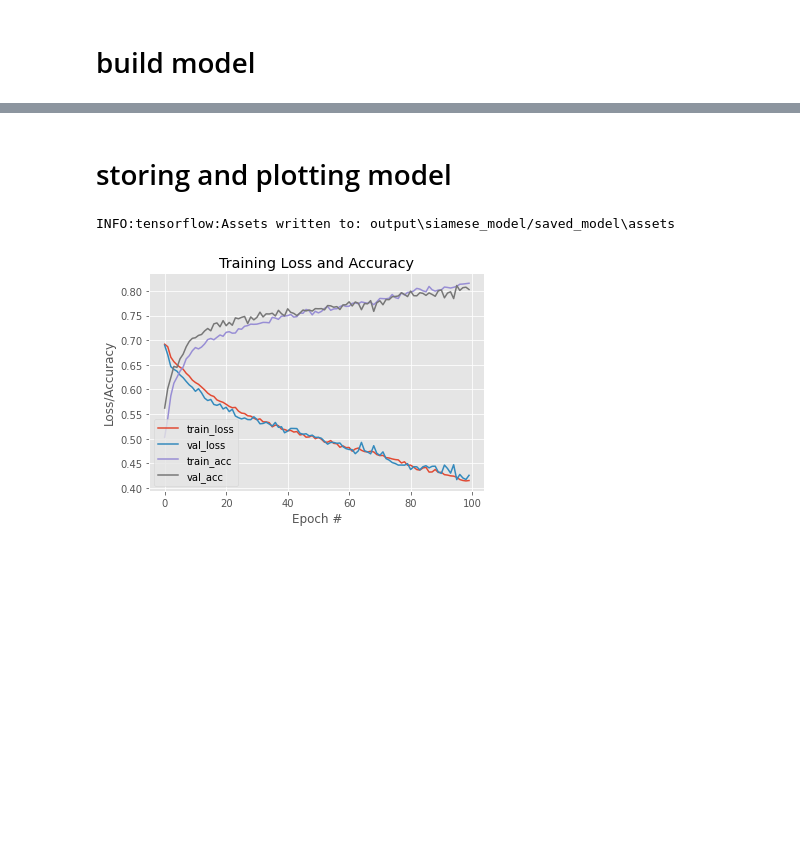
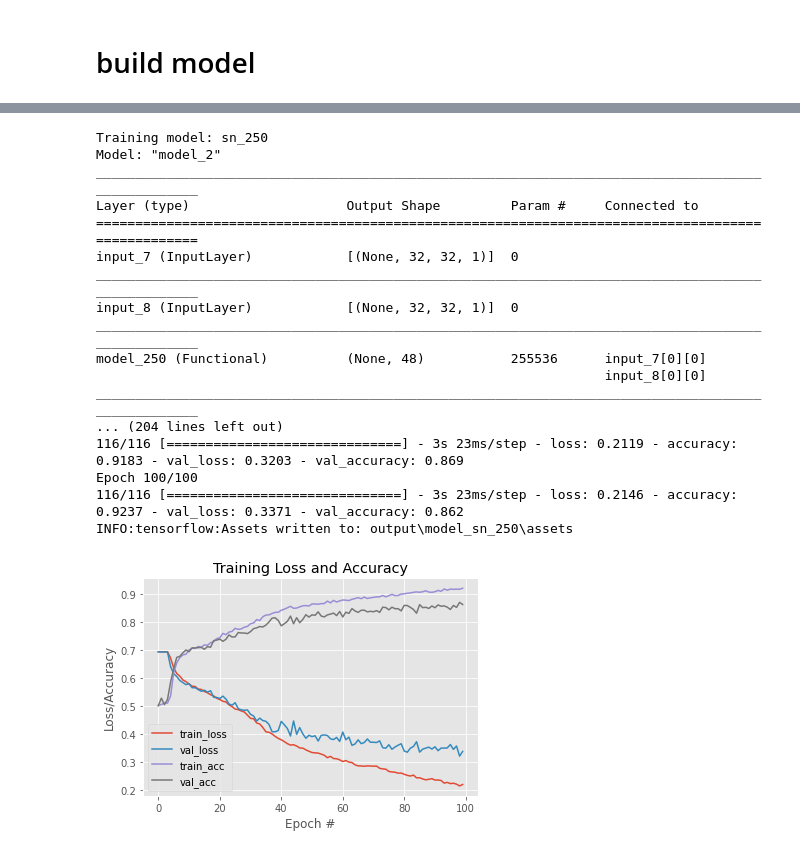
Before and after one commit to carolienbraams/Biometrics_group5, a Jupyter notebook: Case_Siamese_NN_Face_Recognition.ipynb, the cells around one changed output, grey strips where cells are left out. Drawn from its saved outputs; the diff is of its cells as text; code cells hidden in the pictures; blank space fills up the shorter version.

Commit message:
modellen met 60k, 130k en 250k parameters

```diff
--- a/Case_Siamese_NN_Face_Recognition.ipynb
+++ b/Case_Siamese_NN_Face_Recognition.ipynb
@@ -176 +239,26 @@ testX = np.expand_dims(testX, axis=-1)
+# %%
+def build_model_250(inputShape, embeddingDim=48):
+    inputs = Input(inputShape)
+    x = Conv2D(128, (5, 5), padding="same", activation="relu")(inputs)
+    x = MaxPooling2D(pool_size=(2, 2))(x)
+    x = Dropout(0.3)(x)
+
+    x = Conv2D(96, (3, 3), padding="same", activation="relu")(x)
+    x = MaxPooling2D(pool_size=2)(x)
+    x = Dropout(0.3)(x)
+
+    x = Conv2D(96, (3, 3), padding="same", activation="relu")(x)
+    x = MaxPooling2D(pool_size=2)(x)
+    x = Dropout(0.3)(x)
+
+    x = Conv2D(64, (3, 3), padding="same", activation="relu")(x)
+    x = MaxPooling2D(pool_size=2)(x)
+    x = Dropout(0.3)(x)
+
+    pooledOutput = GlobalAveragePooling2D()(x)
+    outputs = Dense(embeddingDim)(pooledOutput)
+
+    model = Model(inputs, outputs, name = 'model_250')
+
+    return model
 # %%
@@ -266,9 +322,25 @@ Epoch 100/100
-# %% [markdown]
-# storing and plotting model
-# %%
-model.save_weights(MODEL_PATH + "/saved_weights.h5")
-model.save(MODEL_PATH + '/saved_model')
-plot_training(history, PLOT_PATH)
-# %% [output]
-INFO:tensorflow:Assets written to: output\siamese_model/saved_model\assets
-[figure, removed]
+# %%
+train = True
+# train_model(build_model_20, 'sn_20', train)
+# train_model(build_model_60, 'sn_60', train)
+# train_model(build_model_130, 'sn_130', train)
+train_model(build_model_250, 'sn_250', train)
+# %% [output]
+Training model: sn_250
+Model: "model_2"
+__________________________________________________________________________________________________
+Layer (type)                    Output Shape         Param #     Connected to
+==================================================================================================
+input_7 (InputLayer)            [(None, 32, 32, 1)]  0
+__________________________________________________________________________________________________
+input_8 (InputLayer)            [(None, 32, 32, 1)]  0
+__________________________________________________________________________________________________
+model_250 (Functional)          (None, 48)           255536      input_7[0][0]
+                                                                 input_8[0][0]
+__________________________________________________________________________________________________
+... (204 lines left out)
+116/116 [==============================] - 3s 23ms/step - loss: 0.2119 - accuracy: 0.9183 - val_loss: 0.3203 - val_accuracy: 0.869
+Epoch 100/100
+116/116 [==============================] - 3s 23ms/step - loss: 0.2146 - accuracy: 0.9237 - val_loss: 0.3371 - val_accuracy: 0.862
+INFO:tensorflow:Assets written to: output\model_sn_250\assets
+[figure, added]
```
Also changed, not shown: parts of 10 cells of this notebook, 1 other file.
